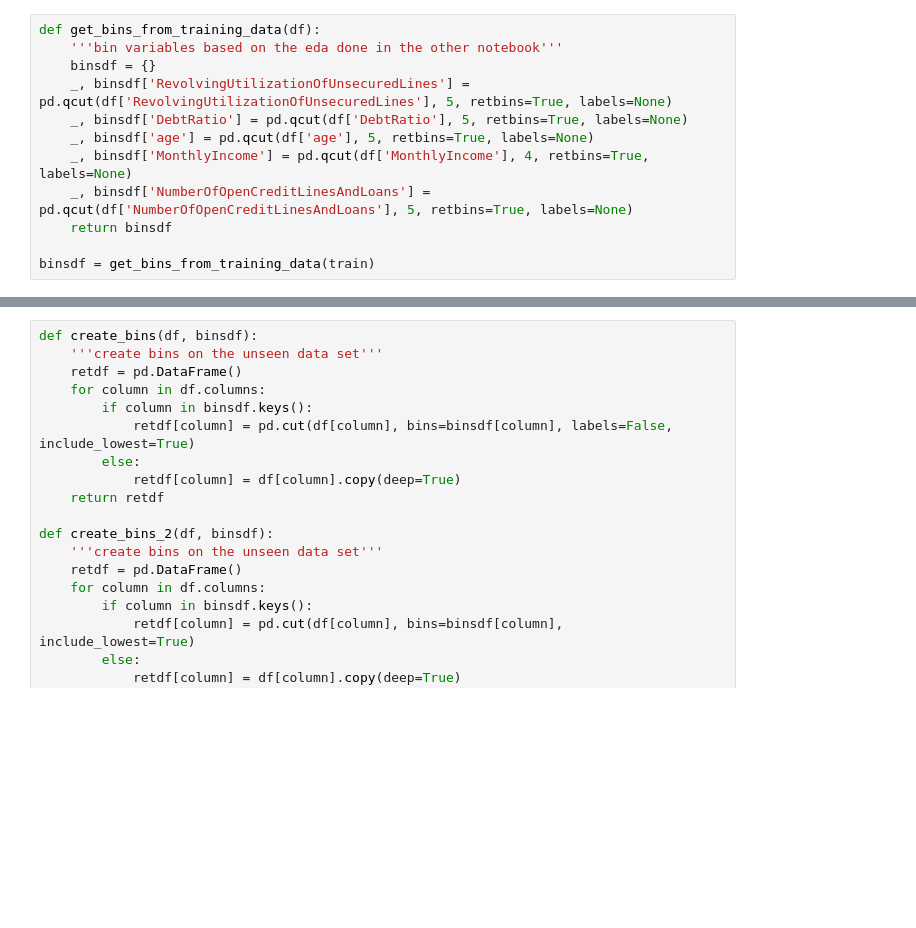
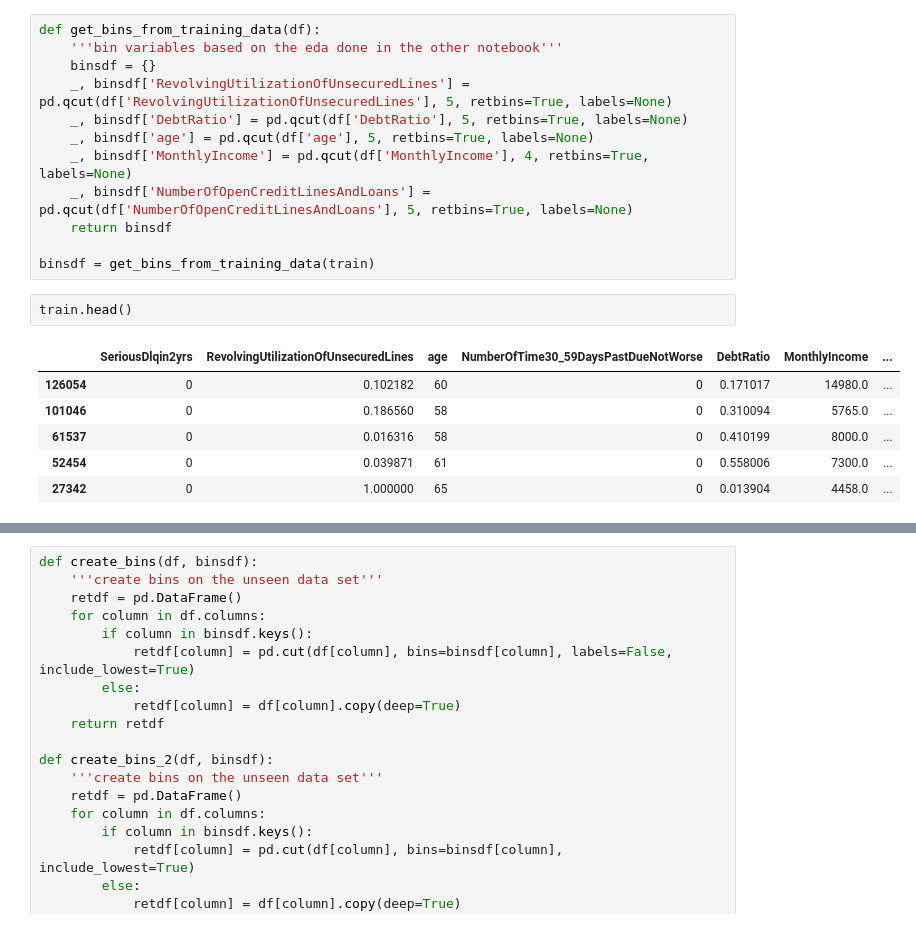
Before and after one commit to Pritishsingla/givemesomecredit, a Jupyter notebook: model.ipynb, the cells around one changed output, grey strips where cells are left out. Saved outputs shown, nothing was run; the diff lists cells and outputs as text; blank space fills up the shorter version.

```diff
--- a/model.ipynb
+++ b/model.ipynb
@@ -97,3 +94,12 @@ def get_bins_from_training_data(df):
     return binsdf
 
 binsdf = get_bins_from_training_data(train)
+# %%
+train.head()
+# %% [output]
+|  | SeriousDlqin2yrs | RevolvingUtilizationOfUnsecuredLines | age | NumberOfTime30_59DaysPastDueNotWorse | DebtRatio | MonthlyIncome | ... |
+| 126054 | 0 | 0.102182 | 60 | 0 | 0.171017 | 14980.0 | ... |
+| 101046 | 0 | 0.186560 | 58 | 0 | 0.310094 | 5765.0 | ... |
+| 61537 | 0 | 0.016316 | 58 | 0 | 0.410199 | 8000.0 | ... |
+| 52454 | 0 | 0.039871 | 61 | 0 | 0.558006 | 7300.0 | ... |
+| 27342 | 0 | 1.000000 | 65 | 0 | 0.013904 | 4458.0 | ... |
```
Also changed, not shown: parts of 23 cells of this notebook, 5 other files.
